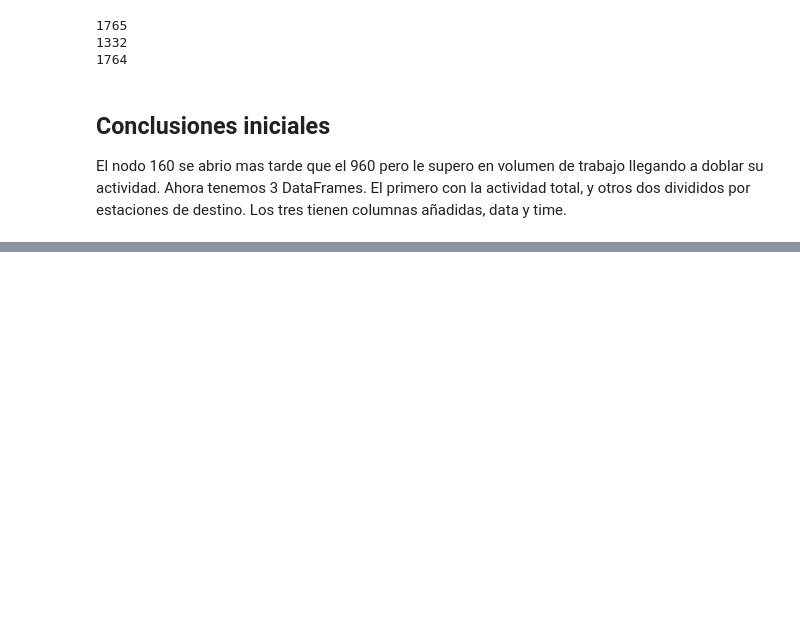
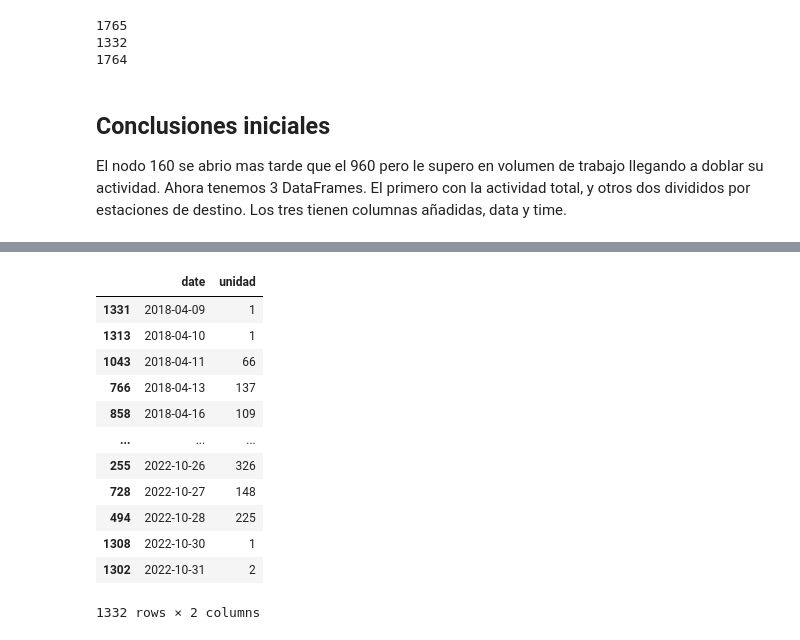
Before and after one commit to Peskysa/valverde, a Jupyter notebook: de_cero.ipynb, the cells around one changed output, grey strips where cells are left out. Cells and saved outputs as stored; diff of their text form; code cells hidden in the pictures; blank space fills up the shorter version.

```diff
--- a/de_cero.ipynb
+++ b/de_cero.ipynb
@@ -122,0 +167,19 @@ Ahora tenemos 3 DataFrames. El primero con la actividad total, y otros dos divid
+# %%
+# lo ordenamos por fechas y renomblamos las cabezeras.
+date_160_ordenado=date_160.sort_values(by='Unnamed: 0')
+date_160_ordenado.columns = ['date','unidad']
+date_160_ordenado
+# %% [output]
+|  | date | unidad |
+| 1331 | 2018-04-09 | 1 |
+| 1313 | 2018-04-10 | 1 |
+| 1043 | 2018-04-11 | 66 |
+| 766 | 2018-04-13 | 137 |
+| 858 | 2018-04-16 | 109 |
+| ... | ... | ... |
+| 255 | 2022-10-26 | 326 |
+| 728 | 2022-10-27 | 148 |
+| 494 | 2022-10-28 | 225 |
+| 1308 | 2022-10-30 | 1 |
+| 1302 | 2022-10-31 | 2 |
+1332 rows × 2 columns
```
Also changed, not shown: parts of 5 cells of this notebook, 15 other files.
